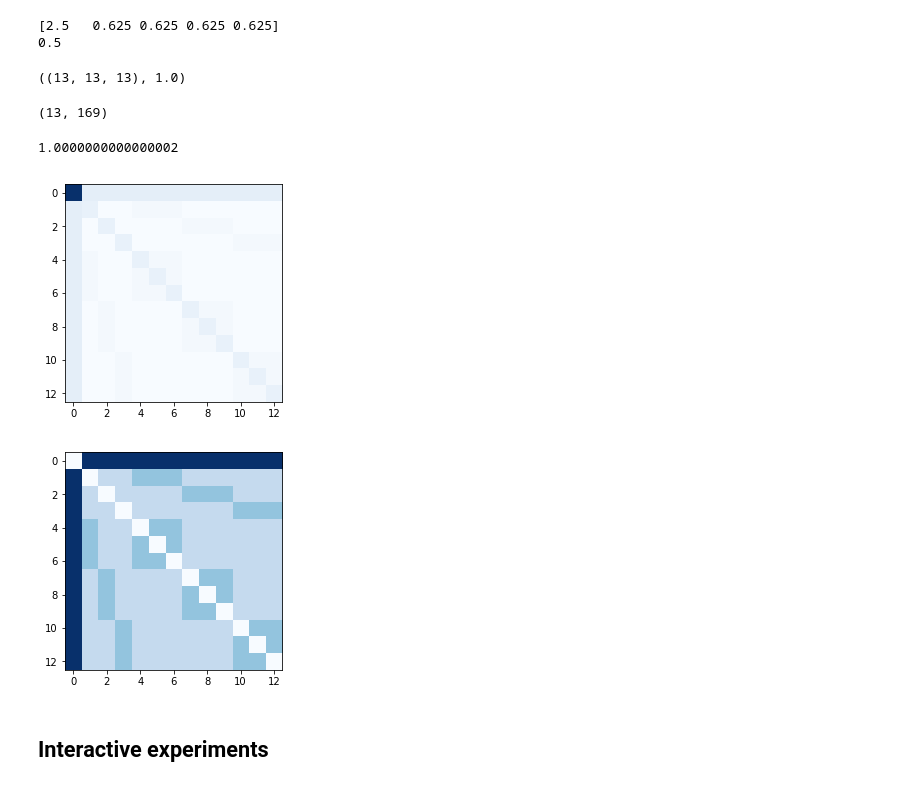
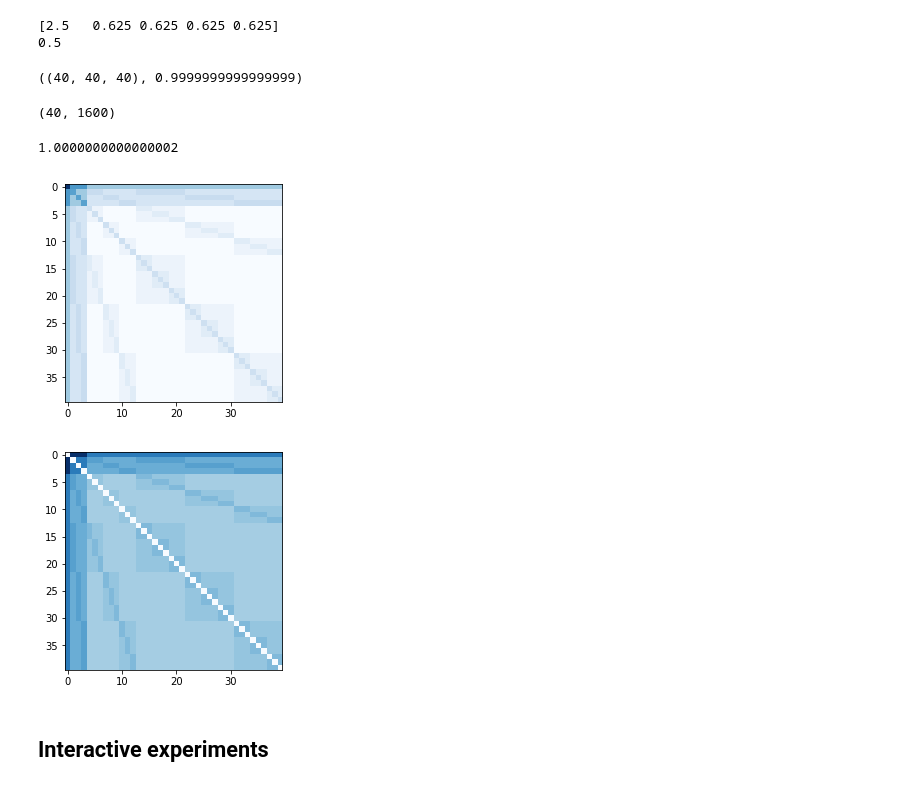
Before and after one commit to aleveren/ucsd-research, a Jupyter notebook: simple-hier-topic-model/pachinko-experiments.ipynb, the cells around one changed output. Cells and saved outputs as stored; diff of their text form; code cells hidden in the pictures.

```diff
--- a/simple-hier-topic-model/pachinko-experiments.ipynb
+++ b/simple-hier-topic-model/pachinko-experiments.ipynb
@@ -47,6 +47,6 @@ nx.draw(dense_dag, pos=bfs_layout(dense_dag), with_labels=True)
 # %% [output]
 [figure]
 # %%
-tree = make_tree([3, 3])
+tree = make_tree([3, 3, 3])
 nx.draw(tree, pos=bfs_layout(tree), with_labels=True)
 # %% [output]
@@ -159,11 +159,11 @@ def tensor_to_matrix(T):
 R = compute_combo_tensor(tree, 3)
 R.shape, R.sum()
 # %% [output]
-((13, 13, 13), 1.0)
+((40, 40, 40), 0.9999999999999999)
 # %%
 tensor_to_matrix(R).shape
 # %% [output]
-(13, 169)
+(40, 1600)
 # %%
 R = compute_combo_tensor(tree, 2, alpha_func=partial(get_alpha, pexit=None, scale=1))
 # %%
@@ -171,11 +171,11 @@ R.sum()
 # %% [output]
 1.0000000000000002
 # %%
-fig, ax = plt.subplots(); ax.imshow(             R , cmap='Blues');
-fig, ax = plt.subplots(); ax.imshow(without_diag(R), cmap='Blues');
+fig, ax = plt.subplots(); ax.imshow(np.power(R, 0.1) , cmap='Blues');
+fig, ax = plt.subplots(); ax.imshow(without_diag(np.power(R, 0.25)), cmap='Blues');
 # %% [output]
-[figure, old version]
+[figure, new version]
-[figure, old version]
+[figure, new version]
 # %% [markdown]
 ## Interactive experiments
 # %%
```
Also changed, not shown: parts of 26 cells of this notebook.
